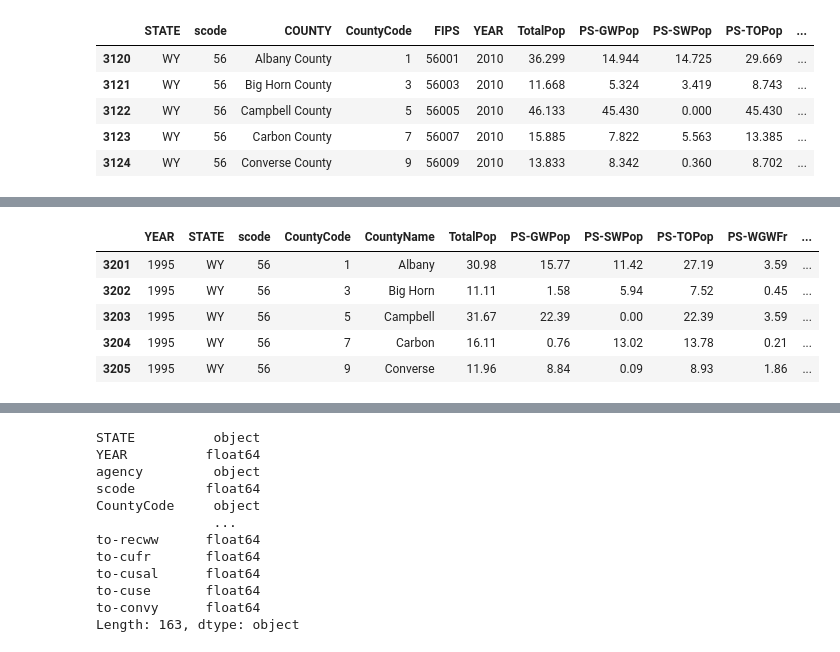
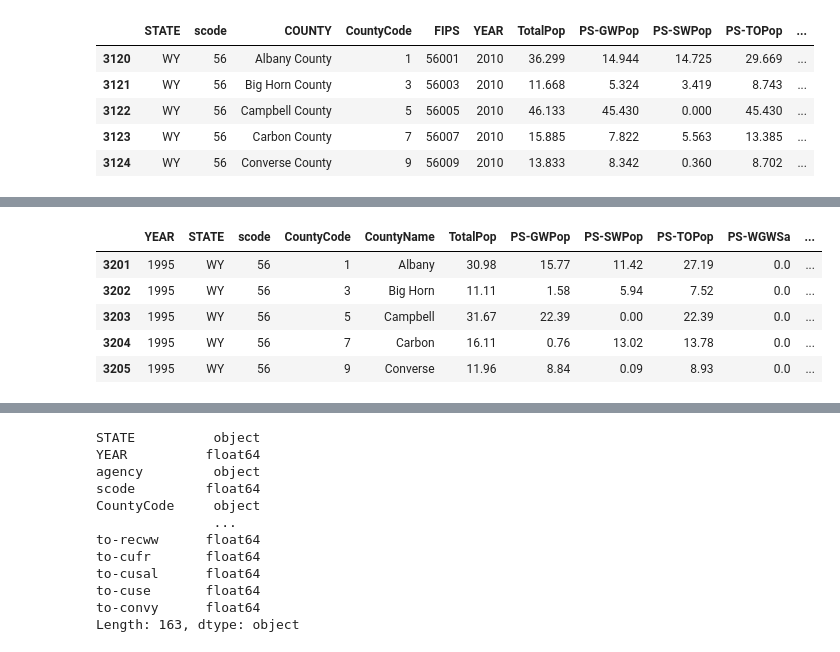
Before and after one commit to alfrescas/drought_predictions, a Jupyter notebook: USGS_WaterData.ipynb, the cells around one changed output, grey strips where cells are left out. Cells and saved outputs as stored; diff of their text form; code cells hidden in the pictures.

```diff
--- a/USGS_WaterData.ipynb
+++ b/USGS_WaterData.ipynb
@@ -194,7 +319,7 @@ test_2005.head()
 #2000 sort by state
 test_2000 = pd.DataFrame()
 
-State_val = ['WY', 'UT', 'NM', 'CO']
+State_val = ['WY', 'UT', 'NM', 'CO','AZ', 'CA', 'NV']
 
 for val in State_val:
     test_2000=test_2000.append(DF_2000.loc[DF_2000['STATE'] == (val)])
@@ -207,5 +332,29 @@ test_2000.rename(columns = {'STATEFIPS': 'scode', 'COUNTYFIPS':'CountyCode', 'TP
 #add YEAR to column
 test_2000 = test_2000.assign(YEAR = '2000')
 
+#Drop columns
+test_2000 = test_2000.drop(columns = ['FIPS',
+     'PS-WGWFr',
+     'PS-WSWFr',
+     'IN-WGWFr',
+     'IN-WGWSa',
+     'IN-WSWFr',
+     'IN-WSWSa',
+     'LA-WGWFr',
+     'LA-WSWFr',
+     'MI-WGWFr',
+     'MI-WGWSa',
+     'MI-WSWFr',
+     'MI-WSWSa',
+     'PT-WGWFr',
+     'PT-WSWFr',
+     'PT-WSWSa',
+     'PO-WSWFr',
+     'PO-WSWSa',
+     'TO-WGWFr',
+     'TO-WGWSa',
+     'TO-WSWFr',
+     'TO-WSWSa'], axis=1)
+
 test_2000.head()
 # %% [output]
@@ -218,20 +367,27 @@ test_2000.head()
 # %%
 #1995 sort by state
 test_1995 = pd.DataFrame()
 
-State_val = ['WY', 'UT', 'NM', 'CO']
+State_val = ['WY', 'UT', 'NM', 'CO','AZ', 'CA', 'NV']
 
 for val in State_val:
     test_1995=test_1995.append(DF_1995.loc[DF_1995['State'] == (val)])
 
 #1995 rename state/year/state code column
 test_1995.rename(columns = {'State':'STATE', 'Year':'YEAR', 'StateCode':'scode'}, inplace = True)
 
+#Drop columns
+test_1995 = test_1995.drop(columns = ['PS-WGWFr', 'PS-WSWFr', 'IN-WGWFr','IN-WGWSa','IN-WSWFr','IN-WSWSa','LA-WGWFr','LA-WSWFr',
+     'MI-WGWFr','MI-WGWSa','MI-WSWFr','MI-WSWSa','PT-WGWFr','PT-WSWFr','PT-WSWSa','TO-WGWFr','TO-WGWSa',
+     'TO-WSWFr','TO-WSWSa', 'PS-WGWFr','PS-WSWFr','IN-WGWFr','IN-WGWSa','IN-WSWFr','IN-WSWSa','LA-WGWFr','LA-WSWFr',
+     'MI-WGWFr','MI-WGWSa','MI-WSWFr','MI-WSWSa','PT-WGWFr','PT-WSWFr','PT-WSWSa','TO-WGWFr','TO-WGWSa','TO-WSWFr',
+     'TO-WSWSa'], axis =1)
+
 test_1995.head()
 # %% [output]
-|  | YEAR | STATE | scode | CountyCode | CountyName | TotalPop | PS-GWPop | PS-SWPop | PS-TOPop | PS-WGWFr | ... |
-| 3201 | 1995 | WY | 56 | 1 | Albany | 30.98 | 15.77 | 11.42 | 27.19 | 3.59 | ... |
-| 3202 | 1995 | WY | 56 | 3 | Big Horn | 11.11 | 1.58 | 5.94 | 7.52 | 0.45 | ... |
-| 3203 | 1995 | WY | 56 | 5 | Campbell | 31.67 | 22.39 | 0.00 | 22.39 | 3.59 | ... |
-| 3204 | 1995 | WY | 56 | 7 | Carbon | 16.11 | 0.76 | 13.02 | 13.78 | 0.21 | ... |
-| 3205 | 1995 | WY | 56 | 9 | Converse | 11.96 | 8.84 | 0.09 | 8.93 | 1.86 | ... |
+|  | YEAR | STATE | scode | CountyCode | CountyName | TotalPop | PS-GWPop | PS-SWPop | PS-TOPop | PS-WGWSa | ... |
+| 3201 | 1995 | WY | 56 | 1 | Albany | 30.98 | 15.77 | 11.42 | 27.19 | 0.0 | ... |
+| 3202 | 1995 | WY | 56 | 3 | Big Horn | 11.11 | 1.58 | 5.94 | 7.52 | 0.0 | ... |
+| 3203 | 1995 | WY | 56 | 5 | Campbell | 31.67 | 22.39 | 0.00 | 22.39 | 0.0 | ... |
+| 3204 | 1995 | WY | 56 | 7 | Carbon | 16.11 | 0.76 | 13.02 | 13.78 | 0.0 | ... |
+| 3205 | 1995 | WY | 56 | 9 | Converse | 11.96 | 8.84 | 0.09 | 8.93 | 0.0 | ... |
```
Also changed, not shown: parts of 8 cells of this notebook.
